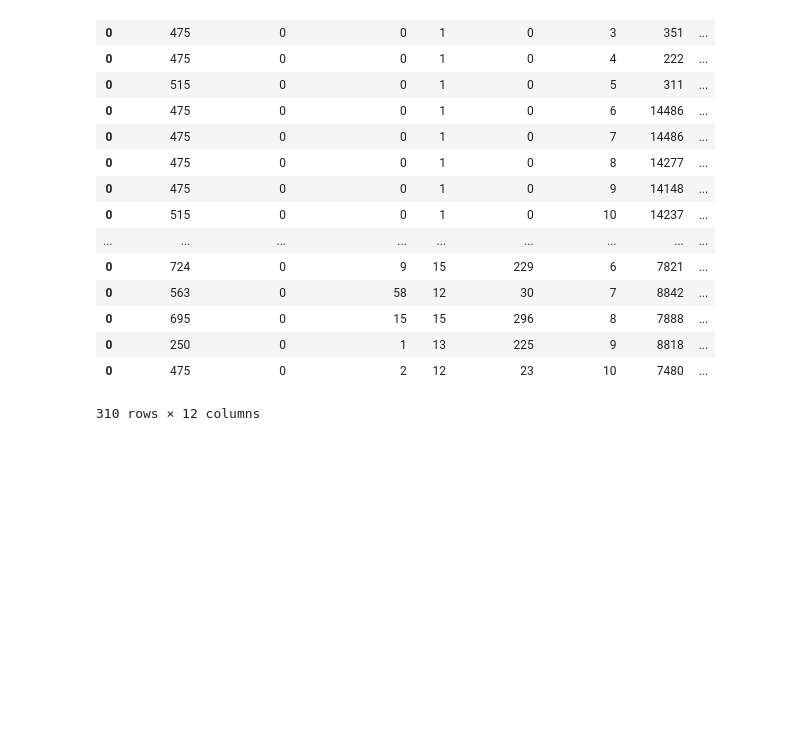
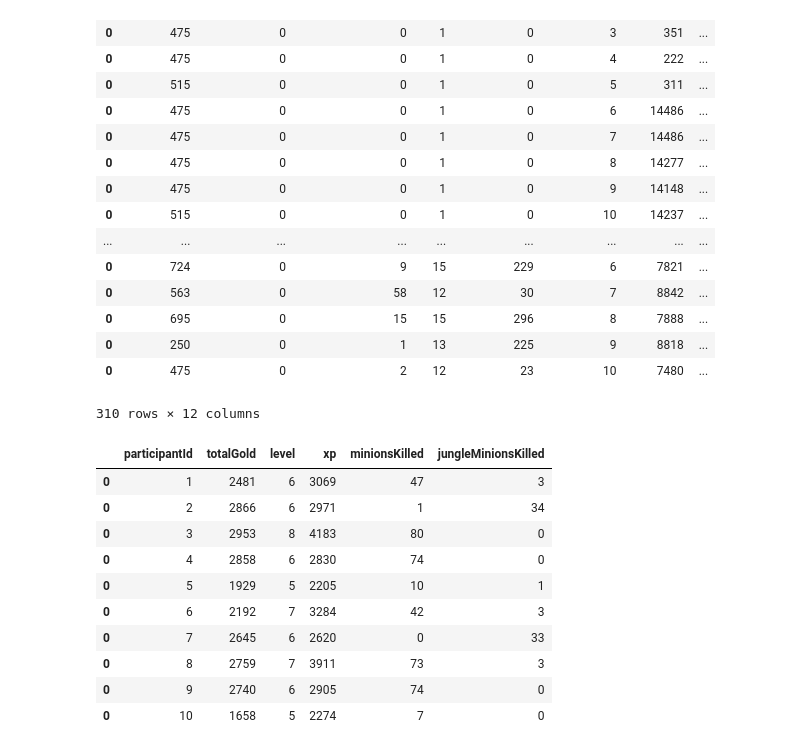
Before and after one commit to KwangB/data-science-kb, a Jupyter notebook: time_line_data.ipynb, the cells around one changed output. Drawn from its saved outputs; the diff is of its cells as text; code cells hidden in the pictures; blank space fills up the shorter version.

```diff
--- a/time_line_data.ipynb
+++ b/time_line_data.ipynb
@@ -11,6 +11,7 @@ first_result = json_normalize(time_line_data['frames'][0]['participantFrames']['
 first_result['time'] = time_line_data['frames'][0]['timestamp']
 for i in range(2,11):
     result2 = json_normalize(time_line_data['frames'][0]['participantFrames'][str(i)])
+    result2['time'] = time_line_data['frames'][0]['timestamp']
     first_result = first_result.append(result2,sort=True)
 
 for i in range(1,len((time_line_data['frames']))):
@@ -50,0 +50,21 @@ first_event.to_csv('event.csv')
+# %%
+BUILDING_KILL_time = list(first_event[first_event['type'] == 'BUILDING_KILL']['timestamp'])[0] + 120000
+# %%
+df = first_result[(first_result['time'] < BUILDING_KILL_time) == False]
+# %%
+lane_time = list(df['time'].drop_duplicates())[0]
+# %%
+df = first_result[first_result['time'] == lane_time]
+df2 = df[['participantId','totalGold','level','xp','minionsKilled','jungleMinionsKilled']]
+# %% [output]
+|  | participantId | totalGold | level | xp | minionsKilled | jungleMinionsKilled |
+| 0 | 1 | 2481 | 6 | 3069 | 47 | 3 |
+| 0 | 2 | 2866 | 6 | 2971 | 1 | 34 |
+| 0 | 3 | 2953 | 8 | 4183 | 80 | 0 |
+| 0 | 4 | 2858 | 6 | 2830 | 74 | 0 |
+| 0 | 5 | 1929 | 5 | 2205 | 10 | 1 |
+| 0 | 6 | 2192 | 7 | 3284 | 42 | 3 |
+| 0 | 7 | 2645 | 6 | 2620 | 0 | 33 |
+| 0 | 8 | 2759 | 7 | 3911 | 73 | 3 |
+| 0 | 9 | 2740 | 6 | 2905 | 74 | 0 |
+| 0 | 10 | 1658 | 5 | 2274 | 7 | 0 |
```
Also changed, not shown: parts of 1 cell of this notebook.
